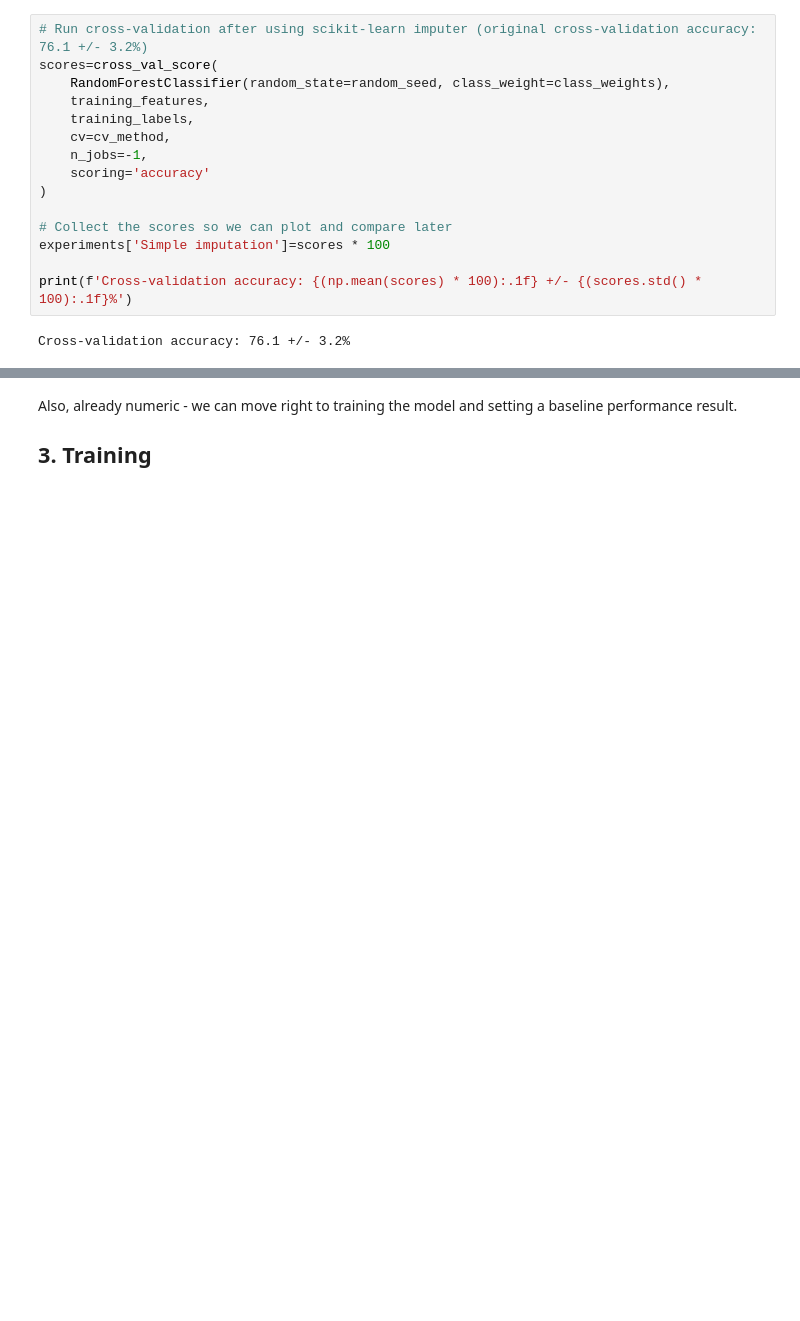
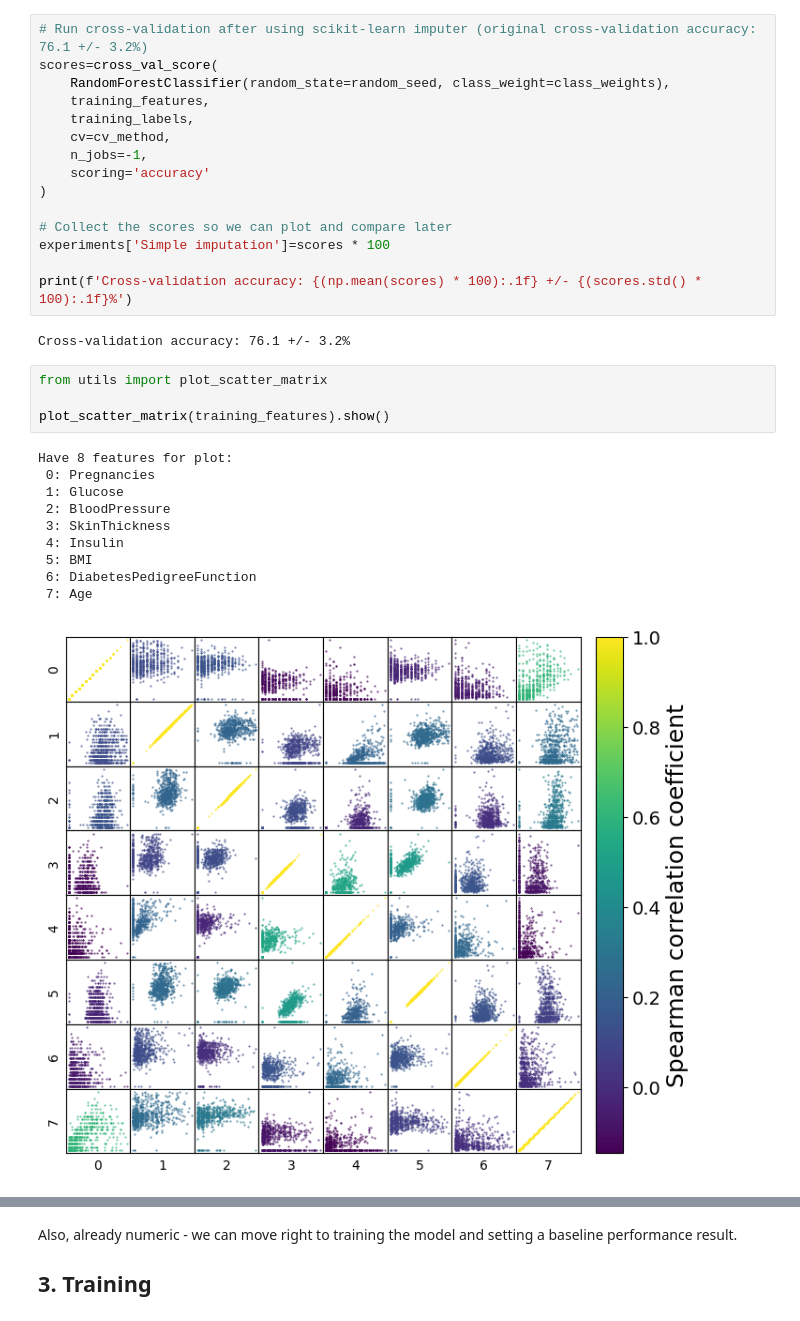
Before and after one commit to 4GeeksAcademy/helloklow-collaboration-random-forest-project, a Jupyter notebook: src/mvp.ipynb, the cells around one changed output, grey strips where cells are left out. Cells and saved outputs as stored; diff of their text form; blank space fills up the shorter version.

```diff
--- a/src/mvp.ipynb
+++ b/src/mvp.ipynb
@@ -204,3 +206,18 @@ experiments['Simple imputation']=scores * 100
 print(f'Cross-validation accuracy: {(np.mean(scores) * 100):.1f} +/- {(scores.std() * 100):.1f}%')
 # %% [output]
 Cross-validation accuracy: 76.1 +/- 3.2%
+# %%
+from utils import plot_scatter_matrix
+
+plot_scatter_matrix(training_features).show()
+# %% [output]
+Have 8 features for plot:
+ 0: Pregnancies
+ 1: Glucose
+ 2: BloodPressure
+ 3: SkinThickness
+ 4: Insulin
+ 5: BMI
+ 6: DiabetesPedigreeFunction
+ 7: Age
+[figure, added]
```
Also changed, not shown: parts of 4 cells of this notebook.
